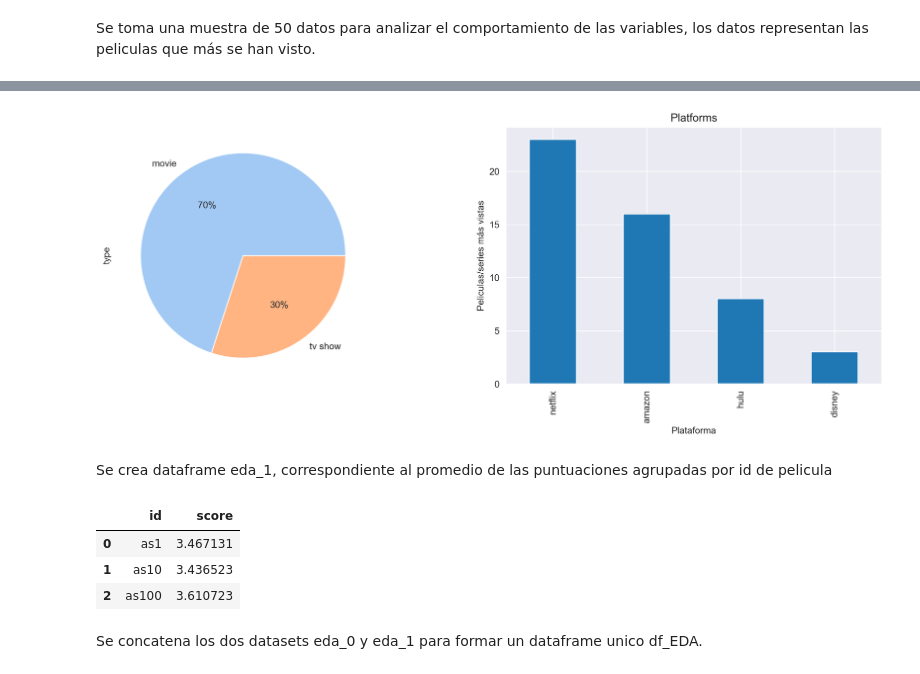
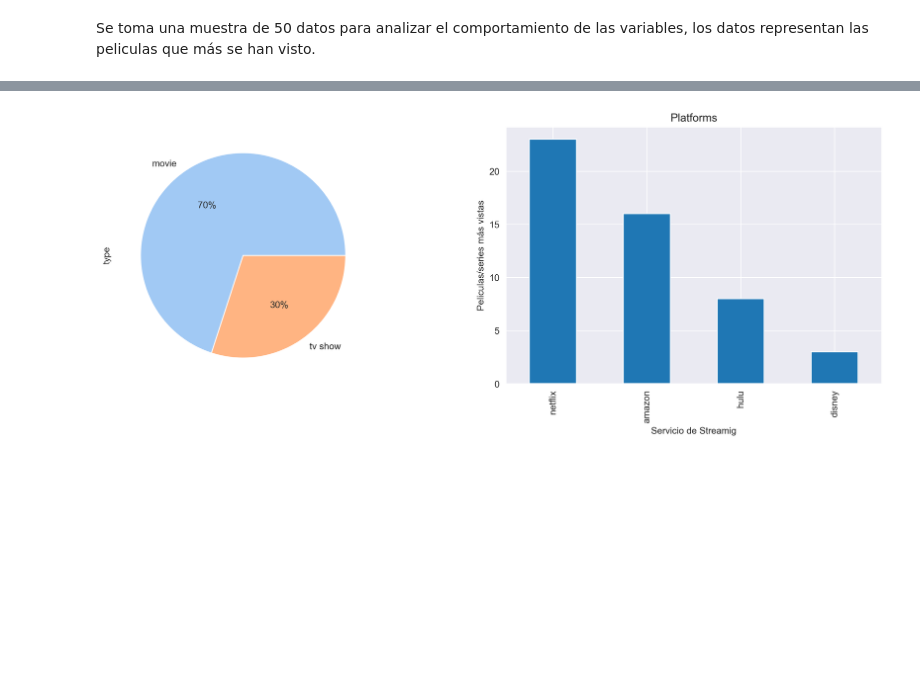
Before and after one commit to jospinoponce/ModeloRecomiendaPeliculas, a Jupyter notebook: Notebooks/2.EDA_report.ipynb, the cells around one changed output, grey strips where cells are left out. Cells and saved outputs as stored; diff of their text form; code cells hidden in the pictures; blank space fills up the shorter version.

```diff
--- a/Notebooks/2.EDA_report.ipynb
+++ b/Notebooks/2.EDA_report.ipynb
@@ -137,9 +126,9 @@ top_movie=top_movie.reset_index()
 top_movie.sort_values('score', ascending = False, inplace = True)
 
 # join con el df que tiene los titulos por id
-top_movie = pd.merge(top_movie, df[['title', 'type', 'plataforma', 'id']], on='id')
+top_movie = pd.merge(top_movie, df[['title', 'type', 'plataforma', 'listed_in', 'id']], on='id')
 
-top_movie.columns=['id','veces_vistas', 'title', 'type', 'plataforma']
-top_movie=top_movie.head(50)
-top_movie
+top_movie.columns=['id','veces_vistas', 'title', 'type', 'plataforma', 'genero' ]
+top_movie_sample=top_movie.head(50)
+top_movie_sample
 # %% [output]
@@ -181,26 +185,18 @@ plt.show()
 # %%
+# Se crea subplot
 f, ax = plt.subplots(nrows = 1, ncols =2, figsize = (16, 5),dpi=300)
 
-top_movie['plataforma'].value_counts().plot.bar().set(  title = "Platforms",
-xlabel="Plataforma", ylabel = "Peliculas/series más vistas")
+# grafica de barras
+# Plataformas de streaming más vistas
 
-top_movie['type'].value_counts().plot(ax=ax[0],kind='pie', colors=sns.color_palette('pastel'), autopct='%1.0f%%')
+top_movie_sample['plataforma'].value_counts().plot.bar().set(  title = "Platforms",
+xlabel="Servicio de Streamig", ylabel = "Peliculas/series más vistas")
+
+# grafica de torta
+# Tipo de peliculas vistas
+
+top_movie_sample['type'].value_counts().plot(ax=ax[0],kind='pie', colors=sns.color_palette('pastel'), autopct='%1.0f%%')
 
 plt.show()
 # %% [output]
-[figure, old version]
+[figure, new version]
-# %% [markdown]
-Se crea dataframe eda_1, correspondiente al promedio de las puntuaciones agrupadas por id de pelicula
-# %%
-#  score de Peliculas por id
-
-eda_1=df_1.groupby(["id"])[['score']].mean()
-eda_1=eda_1.reset_index()
-eda_1.head(3)
-# %% [output]
-|  | id | score |
-| 0 | as1 | 3.467131 |
-| 1 | as10 | 3.436523 |
-| 2 | as100 | 3.610723 |
-# %% [markdown]
-Se concatena los dos datasets eda_0 y eda_1 para formar un dataframe unico df_EDA.
```
Also changed, not shown: parts of 14 cells of this notebook.
